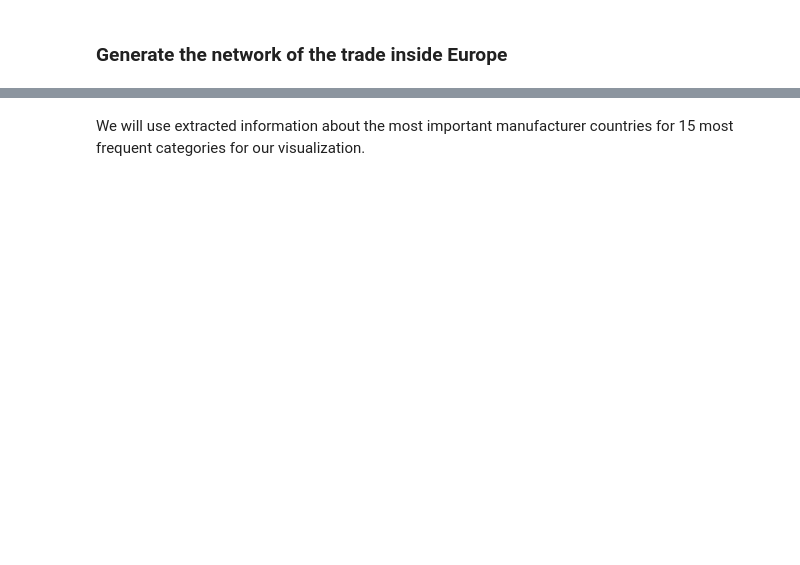
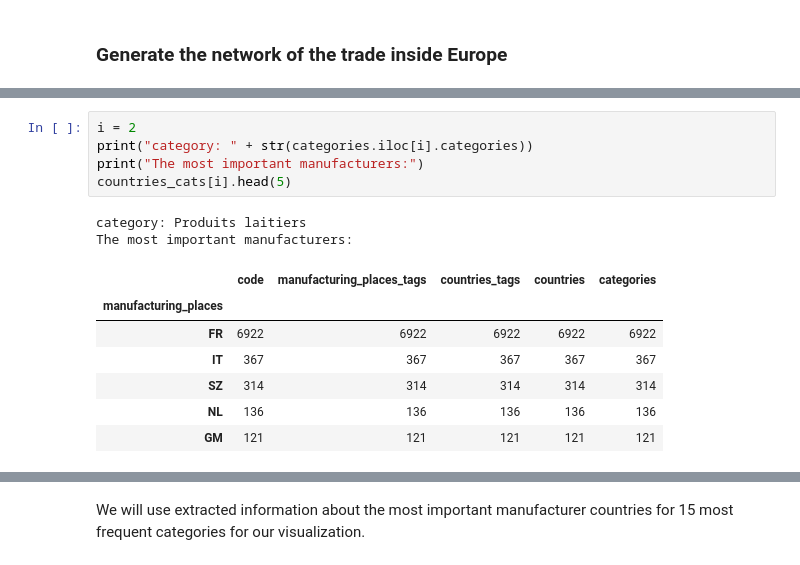
Before and after one commit to MrymZakani/ADA, a Jupyter notebook: project_EU.ipynb, the cells around one changed output, grey strips where cells are left out. Cells and saved outputs as stored; diff of their text form; blank space fills up the shorter version.

```diff
--- a/project_EU.ipynb
+++ b/project_EU.ipynb
@@ -618,0 +516,15 @@ print(countries_cats[0].head(3).index.values)
+# %%
+i = 2
+print("category: " + str(categories.iloc[i].categories))
+print("The most important manufacturers:")
+countries_cats[i].head(5)
+# %% [output]
+category: Produits laitiers
+The most important manufacturers:
+|  | code | manufacturing_places_tags | countries_tags | countries | categories |
+| manufacturing_places |  |  |  |  |  |
+| FR | 6922 | 6922 | 6922 | 6922 | 6922 |
+| IT | 367 | 367 | 367 | 367 | 367 |
+| SZ | 314 | 314 | 314 | 314 | 314 |
+| NL | 136 | 136 | 136 | 136 | 136 |
+| GM | 121 | 121 | 121 | 121 | 121 |
```
Also changed, not shown: parts of 93 cells of this notebook.
